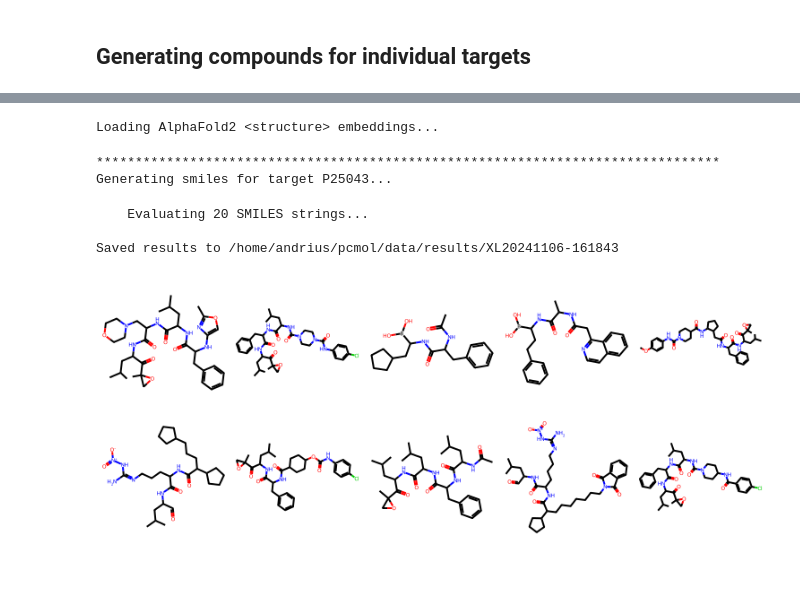
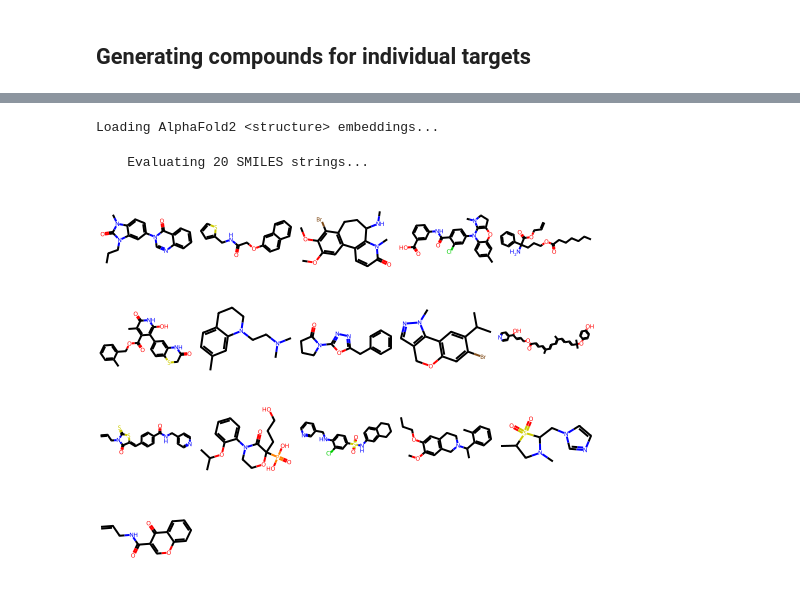
Before and after one commit to CDDLeiden/PCMol, a Jupyter notebook: notebooks/generate.ipynb, the cells around one changed output, grey strips where cells are left out. Saved outputs shown, nothing was run; the diff lists cells and outputs as text; code cells hidden in the pictures; blank space fills up the shorter version.

```diff
--- a/notebooks/generate.ipynb
+++ b/notebooks/generate.ipynb
@@ -57,4 +32,8 @@ Saved results to /home/andrius/pcmol/data/results/XL20241106-161843
 # %%
+from chemFilters.img_render import MolGridPlotter
+plotter = MolGridPlotter(from_smi=True, size=(100,100))
+
 def generate_and_visualize(protein_id, batch_size=2, repeat=10):
-    generated_df = pcmol.targetted_generation(protein_id=protein_id, batch_size=batch_size, repeat=repeat, verbose=False, visualize=True)
-    return generated_df
+    generated_df = pcmol.targetted_generation(protein_id=protein_id, batch_size=batch_size, repeat=repeat, verbose=False)
+    filtered = generated_df[generated_df.valid==True].index.tolist()
+    return plotter.mol_grid_png(filtered, n_cols=5)
@@ -105,12 +40,6 @@ Saved results to /home/andrius/pcmol/data/results/XL20241106-161843
-# %%
-protein_id = 'P25043'
-generated_df = pcmol.targetted_generation(protein_id=protein_id, batch_size=2, repeat=10, verbose=False, visualize=True)
-plotter.mol_grid_png(generated_df[generated_df.valid==True].index.tolist(), n_cols=5)
-# %% [output]
-Loading AlphaFold2 <structure> embeddings...
-********************************************************************************
-Generating smiles for target P25043...
-    Evaluating 20 SMILES strings...
-
-Saved results to /home/andrius/pcmol/data/results/XL20241106-161843
-[figure, removed]
+# %%
+generate_and_visualize(protein_id='P10632')
+# %% [output]
+Loading AlphaFold2 <structure> embeddings...
+    Evaluating 20 SMILES strings...
+[figure, added]
```
Also changed, not shown: parts of 18 cells of this notebook, 1 other file.
